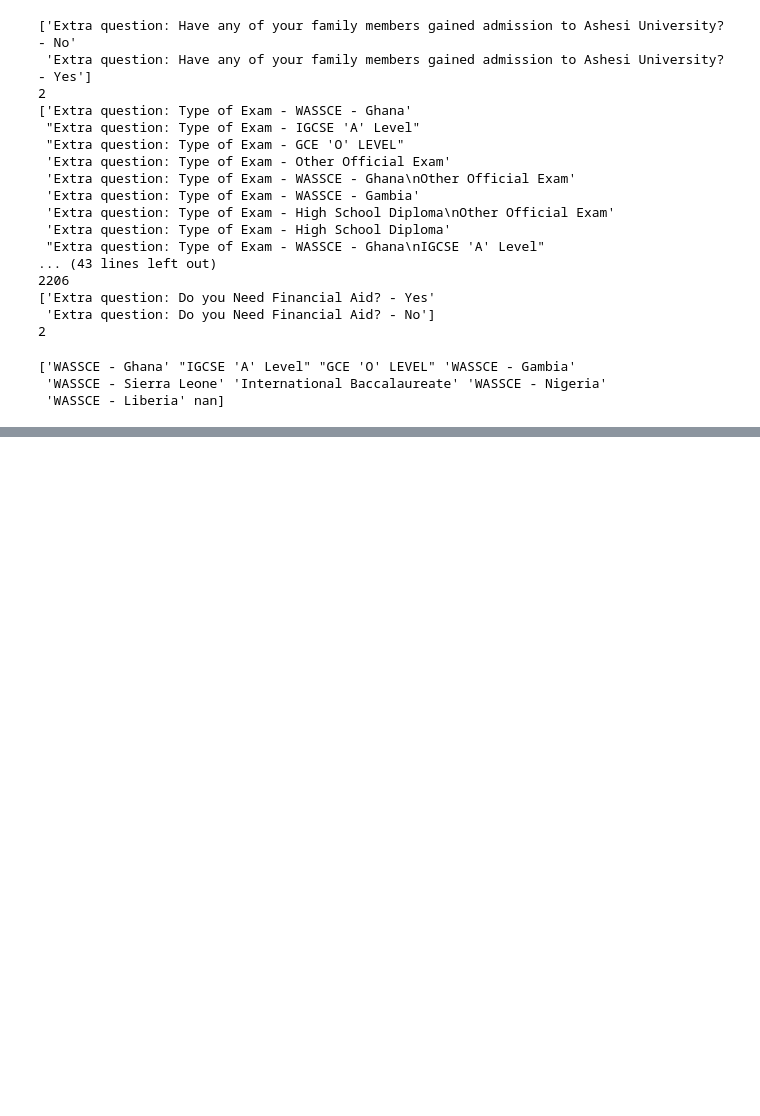
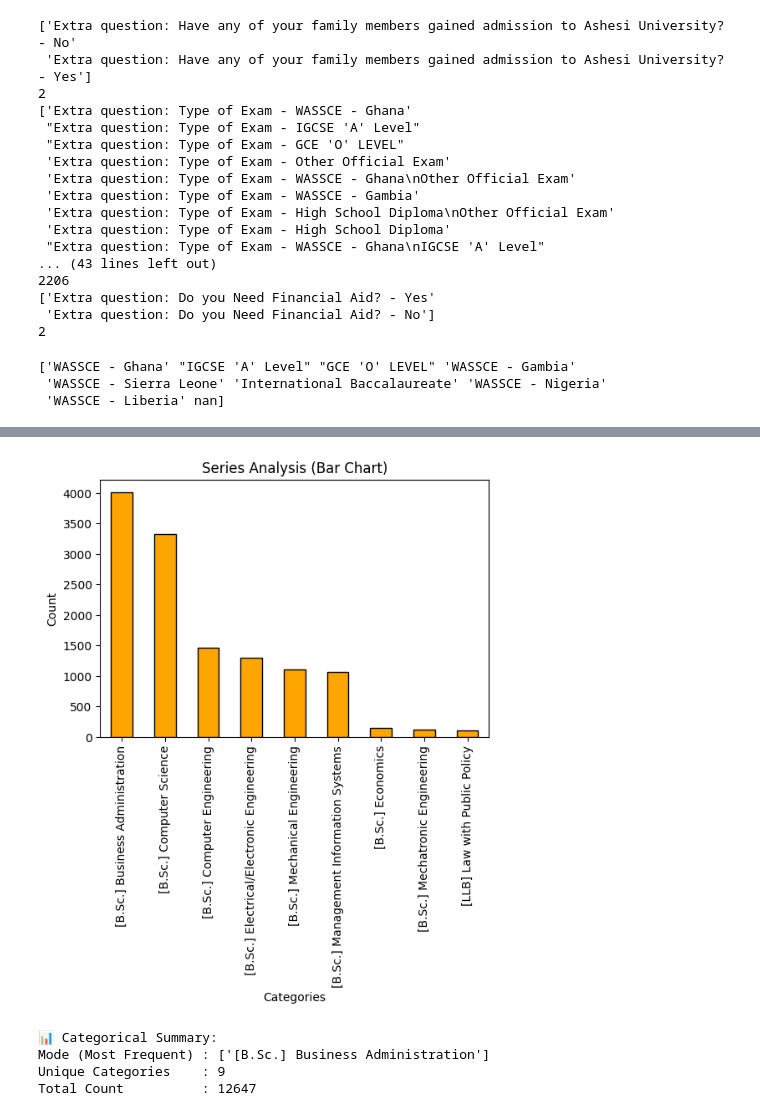
Before and after one commit to thamaddScientist/ML-Chefs, a Jupyter notebook: test1.ipynb, the cells around one changed output, grey strips where cells are left out. Saved outputs shown, nothing was run; the diff lists cells and outputs as text; code cells hidden in the pictures; blank space fills up the shorter version.

```diff
--- a/test1.ipynb
+++ b/test1.ipynb
@@ -81,10 +86,4 @@ memory usage: 1.4+ MB
 # %%
-df_dropped['Created date'] = pd.to_datetime(df_dropped['Created date'], errors='coerce').dt.to_period('M')
-
-# df_dropped['Submitted date'] = pd.to_datetime(df_dropped['Submitted date']).dt.to_period('M')
-# # print(df_dropped['Created date'])
-df_dropped['Submitted date'] = pd.to_datetime(
-    df_dropped['Submitted date'], errors='coerce'
-).dt.to_period('M')
-# df_dropped = df_dropped.drop(columns=["Extra question: How did you hear about Ashesi? You can select all that apply to you:"])
-# print(df_dropped['Submitted date'])df_dropped['Created date'] = pd.to_datetime(df_dropped['Created date'], errors='coerce').dt.to_period('M')
+df_dropped['Created date'] = pd.to_datetime(df_dropped['Created date']).dt.to_period('M')
+df_dropped['Submitted date'] = pd.to_datetime(df_dropped['Submitted date']).dt.to_period('M')
+# print(df_dropped['Created date'])
@@ -228,0 +314,9 @@ Length: 1, dtype: period[M]
+# %%
+
+describe_and_plot(df_dropped['Offer course name'])
+# %% [output]
+[figure, added]
+📊 Categorical Summary:
+Mode (Most Frequent) : ['[B.Sc.] Business Administration']
+Unique Categories    : 9
+Total Count          : 12647
```
Also changed, not shown: parts of 7 cells of this notebook.
